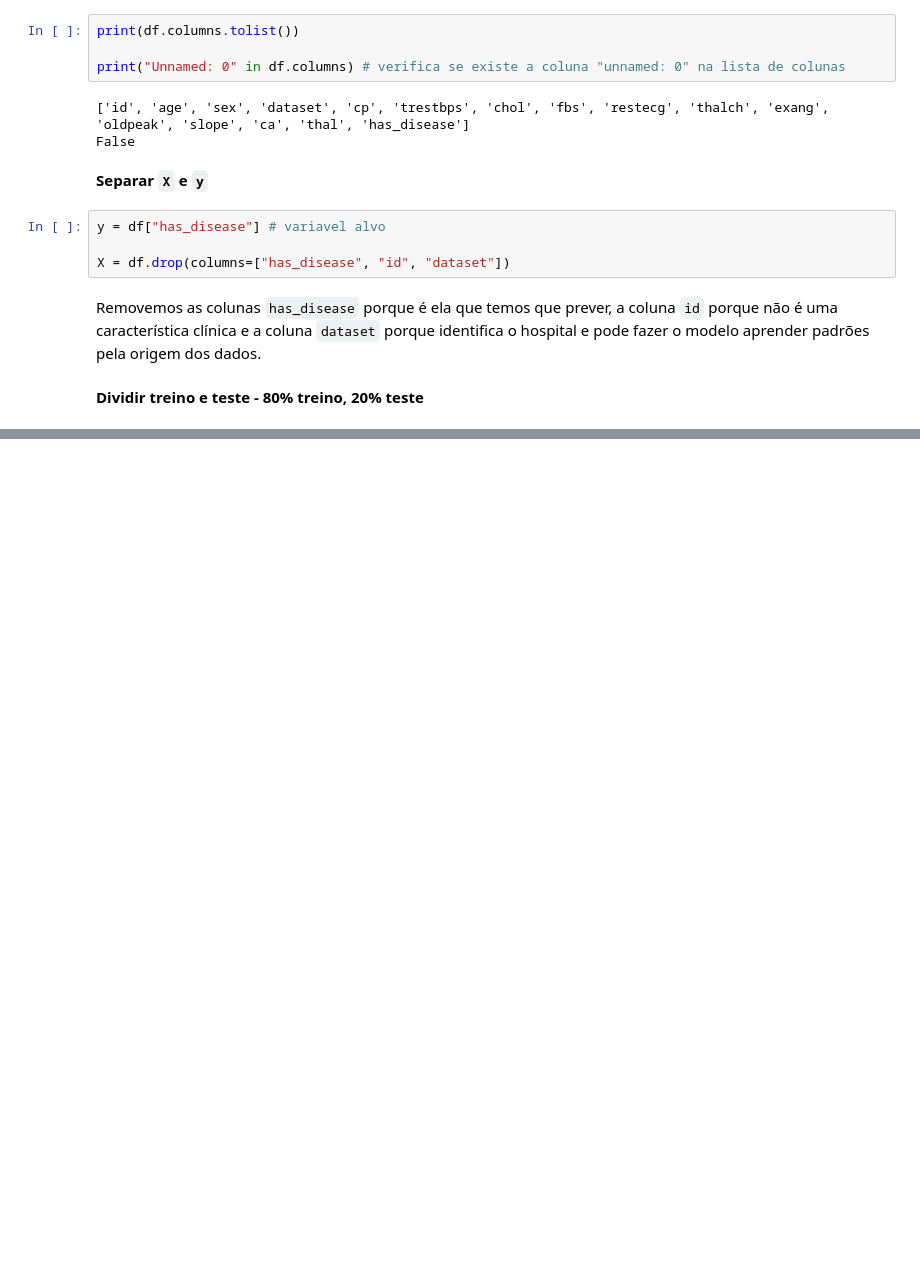
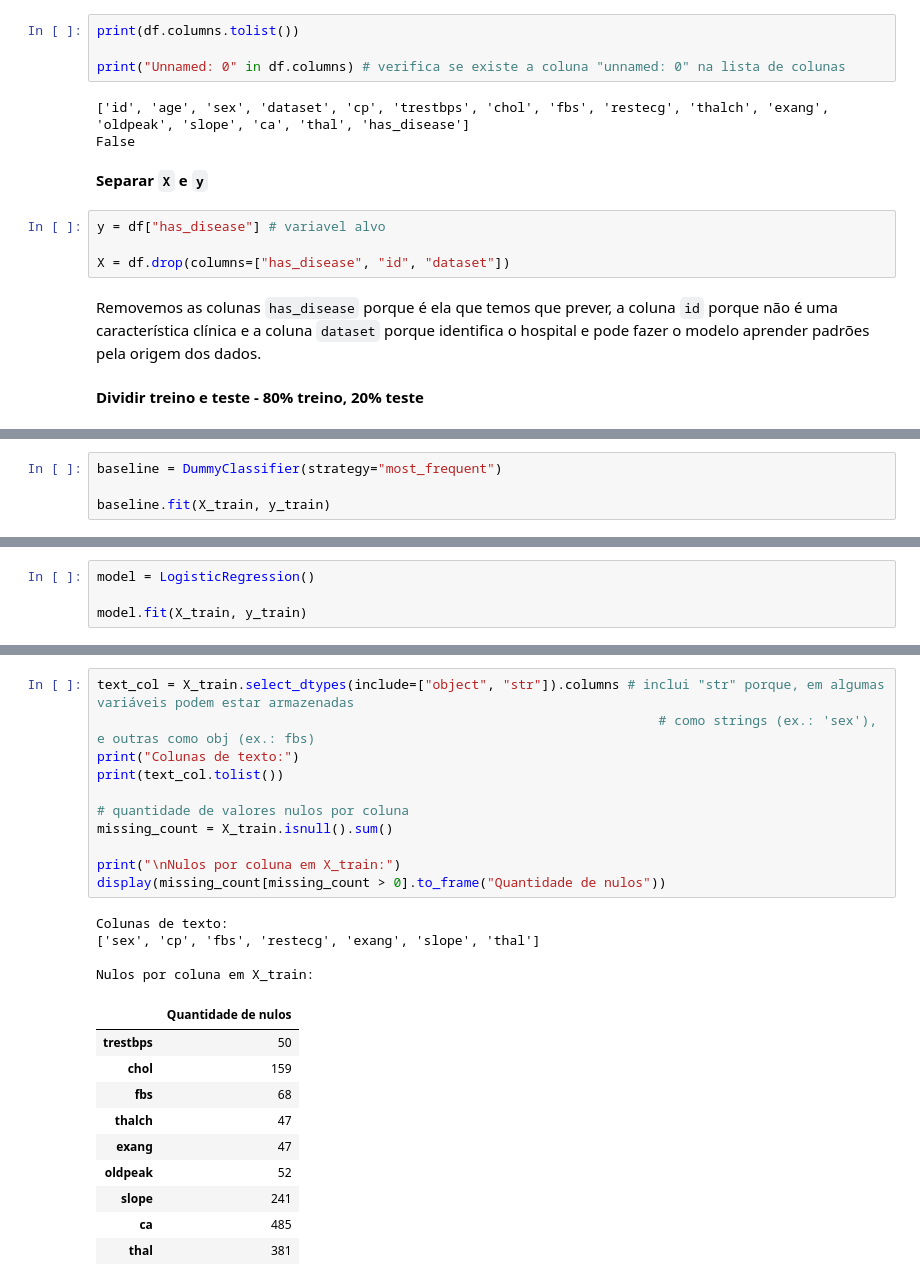
Before and after one commit to dudamarqs/heart-disease-prediction, a Jupyter notebook: 03_baseline.ipynb, the cells around one changed output, grey strips where cells are left out. Drawn from its saved outputs; the diff is of its cells as text; blank space fills up the shorter version.

Commit message:
fase 3 concluída: baseline e diagnóstico do pré-processamento
README com decisões, resultados e estrutura; .vscode fora do repositório.

Co-Authored-By: Claude Opus 5.5 <noreply@anthropic.com>

```diff
--- a/03_baseline.ipynb
+++ b/03_baseline.ipynb
@@ -40,0 +65,4 @@ X_train, X_test, y_train, y_test = train_test_split(
+# %%
+baseline = DummyClassifier(strategy="most_frequent")
+
+baseline.fit(X_train, y_train)
@@ -40,0 +83,4 @@ X_train, X_test, y_train, y_test = train_test_split(
+# %%
+model = LogisticRegression()
+
+model.fit(X_train, y_train)
@@ -40,0 +95,26 @@ X_train, X_test, y_train, y_test = train_test_split(
+# %%
+text_col = X_train.select_dtypes(include=["object", "str"]).columns # inclui "str" porque, em algumas variáveis podem estar armazenadas
+                                                                        # como strings (ex.: 'sex'), e outras como obj (ex.: fbs)
+print("Colunas de texto:")
+print(text_col.tolist())
+
+# quantidade de valores nulos por coluna
+missing_count = X_train.isnull().sum()
+
+print("\nNulos por coluna em X_train:")
+display(missing_count[missing_count > 0].to_frame("Quantidade de nulos"))
+# %% [output]
+Colunas de texto:
+['sex', 'cp', 'fbs', 'restecg', 'exang', 'slope', 'thal']
+
+Nulos por coluna em X_train:
+|  | Quantidade de nulos |
+| trestbps | 50 |
+| chol | 159 |
+| fbs | 68 |
+| thalch | 47 |
+| exang | 47 |
+| oldpeak | 52 |
+| slope | 241 |
+| ca | 485 |
+| thal | 381 |
```
Also changed, not shown: parts of 15 cells of this notebook, 2 other files.
